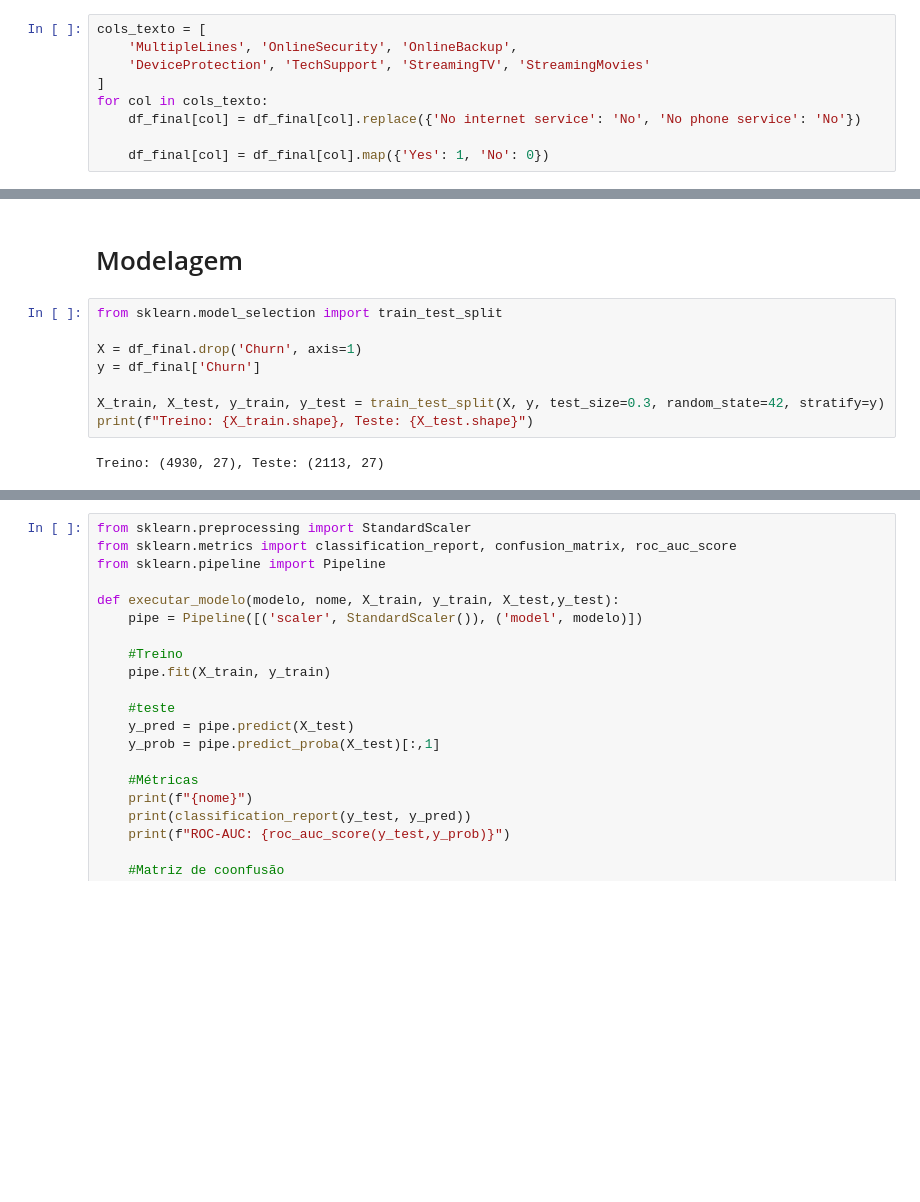
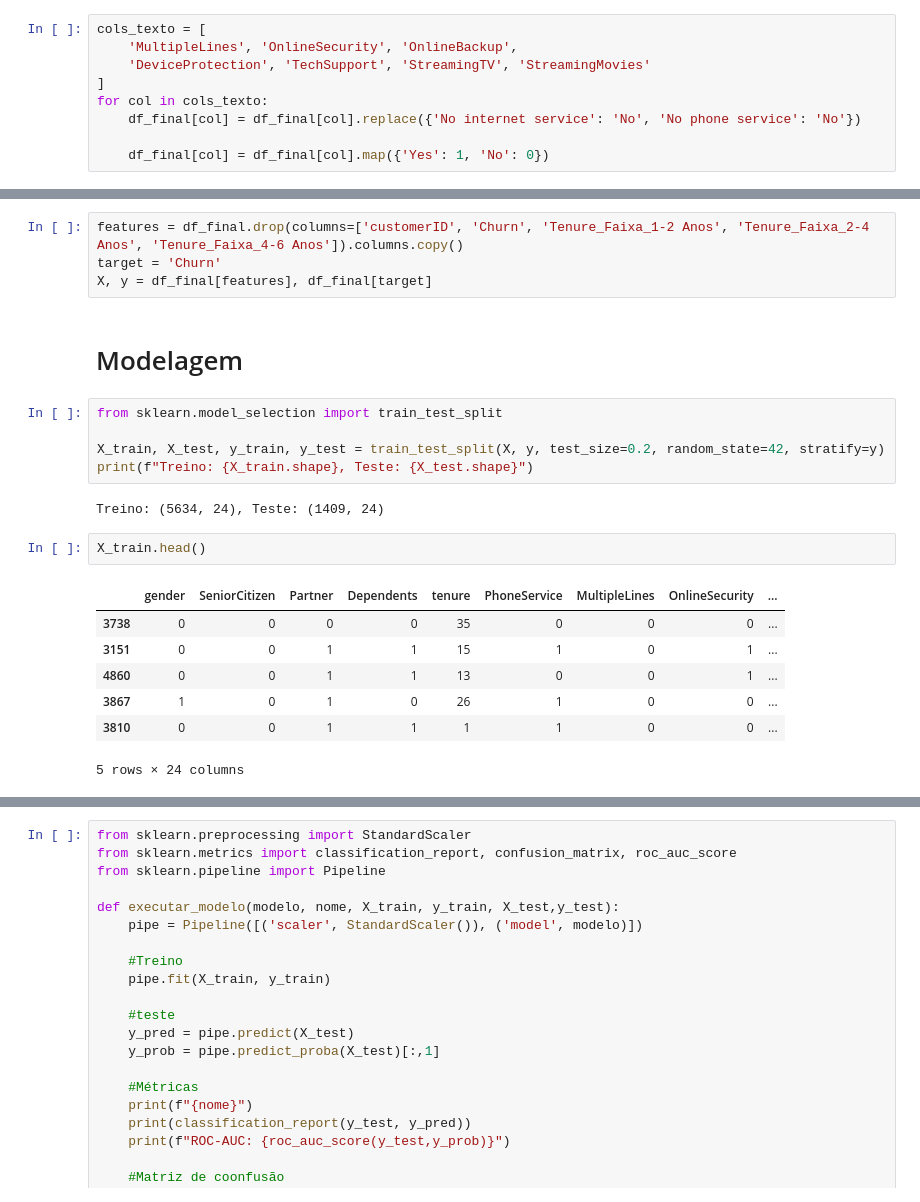
Before and after one commit to xmillena/Customer-Churn-predict, a Jupyter notebook: customer-churn-com-impacto-de-neg-cio (2).ipynb, the cells around one changed output, grey strips where cells are left out. Saved outputs shown, nothing was run; the diff lists cells and outputs as text; blank space fills up the shorter version.

```diff
--- a/customer-churn-com-impacto-de-neg-cio (2).ipynb
+++ b/customer-churn-com-impacto-de-neg-cio (2).ipynb
@@ -275,12 +271,23 @@ memory usage: 1.5 MB
+# %%
+features = df_final.drop(columns=['customerID', 'Churn', 'Tenure_Faixa_1-2 Anos', 'Tenure_Faixa_2-4 Anos', 'Tenure_Faixa_4-6 Anos']).columns.copy()
+target = 'Churn'
+X, y = df_final[features], df_final[target]
 # %% [markdown]
 # Modelagem
 # %%
 from sklearn.model_selection import train_test_split
 
-X = df_final.drop('Churn', axis=1)
-y = df_final['Churn']
-
-X_train, X_test, y_train, y_test = train_test_split(X, y, test_size=0.3, random_state=42, stratify=y)
+X_train, X_test, y_train, y_test = train_test_split(X, y, test_size=0.2, random_state=42, stratify=y)
 print(f"Treino: {X_train.shape}, Teste: {X_test.shape}")
 # %% [output]
-Treino: (4930, 27), Teste: (2113, 27)
+Treino: (5634, 24), Teste: (1409, 24)
+# %%
+X_train.head()
+# %% [output]
+|  | gender | SeniorCitizen | Partner | Dependents | tenure | PhoneService | MultipleLines | OnlineSecurity | ... |
+| 3738 | 0 | 0 | 0 | 0 | 35 | 0 | 0 | 0 | ... |
+| 3151 | 0 | 0 | 1 | 1 | 15 | 1 | 0 | 1 | ... |
+| 4860 | 0 | 0 | 1 | 1 | 13 | 0 | 0 | 1 | ... |
+| 3867 | 1 | 0 | 1 | 0 | 26 | 1 | 0 | 0 | ... |
+| 3810 | 0 | 0 | 1 | 1 | 1 | 1 | 0 | 0 | ... |
+5 rows × 24 columns
```
Also changed, not shown: parts of 14 cells of this notebook.
